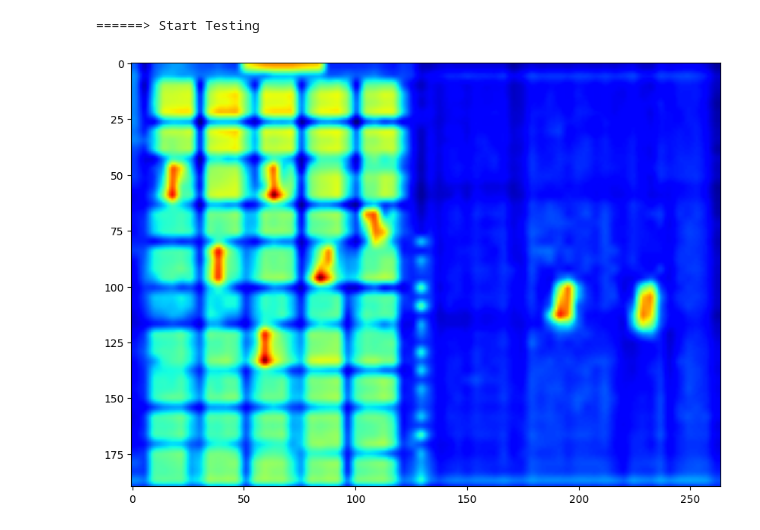
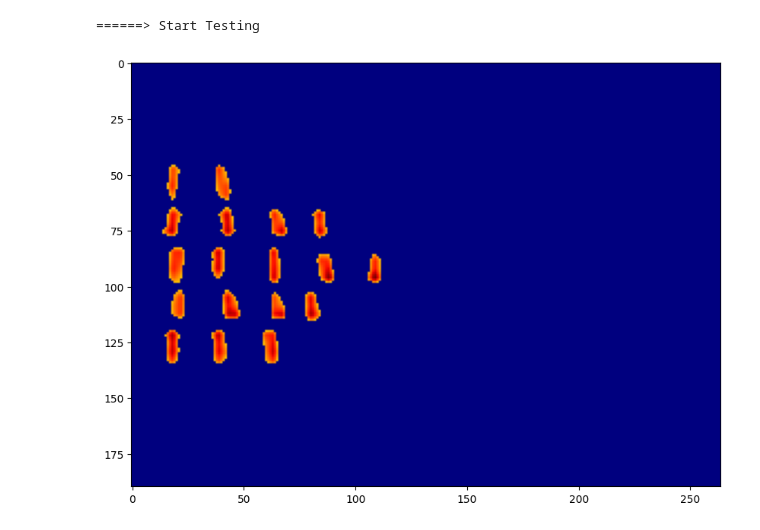
Before and after one commit to kato-yusuke001/CFIL_for_NIP, a Jupyter notebook: python_scripts/sample_similarity.ipynb, the cells around one changed output. Drawn from its saved outputs; the diff is of its cells as text; code cells hidden in the pictures.

```diff
--- a/python_scripts/sample_similarity.ipynb
+++ b/python_scripts/sample_similarity.ipynb
@@ -57,7 +57,7 @@ if sam_type == 'vit_h':
     sam_type, sam_ckpt = 'vit_h', '../sam/sam_vit_h.pth'
     sam = sam_model_registry[sam_type](checkpoint=sam_ckpt).cuda()
 elif sam_type == 'vit_t':
-    sam_type, sam_ckpt = 'vit_t', 'weights/mobile_sam.pt'
+    sam_type, sam_ckpt = 'vit_t', '../sam/mobile_sam.pt'
     device = "cuda" if torch.cuda.is_available() else "cpu"
     sam = sam_model_registry[sam_type](checkpoint=sam_ckpt).to(device=device)
     sam.eval()
@@ -74,7 +74,8 @@ print("\n------------> Segment ")
 # Path preparation
 ref_image_path = os.path.join(ref_folder_path, f'original.{ext}')
 ref_mask_path = os.path.join(ref_folder_path, f'mask.{ext}')
-test_images_path = images_folder_path
+# test_images_path = images_folder_path
+test_images_path = "../"
 
 # Load images and masks
 ref_image = cv2.imread(ref_image_path)
@@ -127,14 +134,16 @@ torch.Size([1, 3, 1024, 1024])
 torch.Size([64, 64, 256])
 torch.Size([64, 64])
 # %%
-def sim_to_heatmap(sim):
+def sim_to_heatmap(sim, th = 0):
     if torch.is_tensor(sim):
         x = sim.to("cpu").detach().numpy().copy()
     else:
         x = sim.copy()
     h, w = x.shape
     x = (x - np.min(x)) / (np.max(x) - np.min(x))
+    x[x < th] = 0
     x = (x * 255).reshape(-1)
+
     cm = plt.get_cmap("jet")
     x = np.array([cm(int(np.round(xi)))[:3] for xi in x])
     return (x * 255).astype(np.uint8).reshape(h, w, 3)
@@ -150,13 +159,13 @@ test_image = cv2.cvtColor(test_image, cv2.COLOR_BGR2RGB)
 
 # Image feature encoding
 predictor.set_image(test_image)
-test_feat = predictor.features.squeeze()
+test_feat_ = predictor.features.squeeze()
 
 # Cosine similarity
-C, h, w = test_feat.shape
-test_feat = test_feat / test_feat.norm(dim=0, keepdim=True)
-test_feat = test_feat.reshape(C, h * w)
-sim = target_feat @ test_feat
+C, h, w = test_feat_.shape
+test_feat_ = test_feat_ / test_feat_.norm(dim=0, keepdim=True)
+test_feat_ = test_feat_.reshape(C, h * w)
+sim = target_feat @ test_feat_
 
 sim = sim.reshape(1, 1, h, w)
 sim = F.interpolate(sim, scale_factor=4, mode="bilinear")
@@ -167,13 +176,14 @@ sim = predictor.model.postprocess_masks(
 # %% [output]
 ======> Start Testing
 # %%
-heat_map = sim_to_heatmap(sim)
+heat_map = sim_to_heatmap(sim, th=0.7)
 plt.figure(figsize=(10,10))
 plt.imshow(heat_map)
 plt.axis('on')
 plt.show()
+plt.close()
 # %% [output]
-[figure, old version]
+[figure, new version]
 # %%
 from scipy.ndimage import maximum_filter
 def detect_peaks(image, filter_size=3, order=0.5):
```
Also changed, not shown: parts of 6 cells of this notebook, 4 other files.
